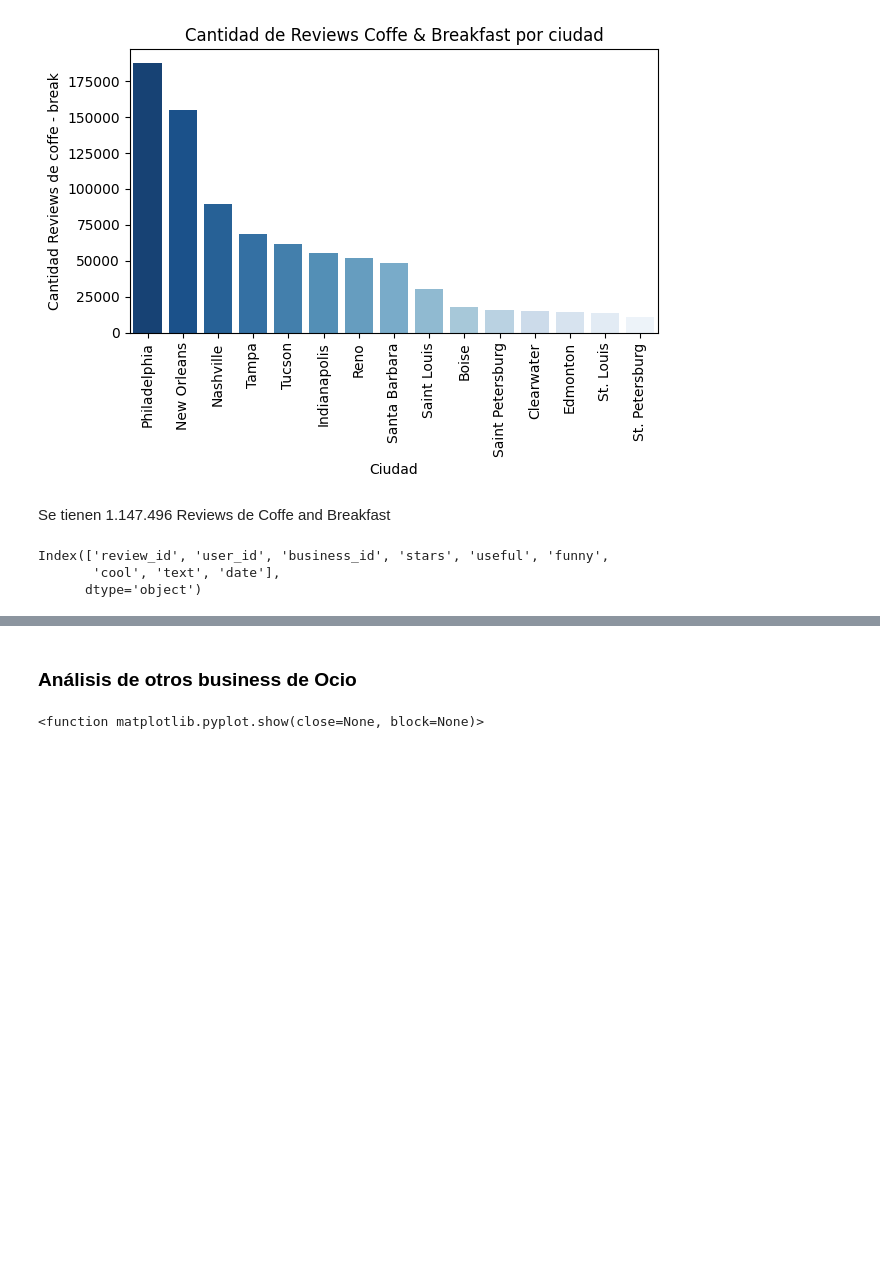
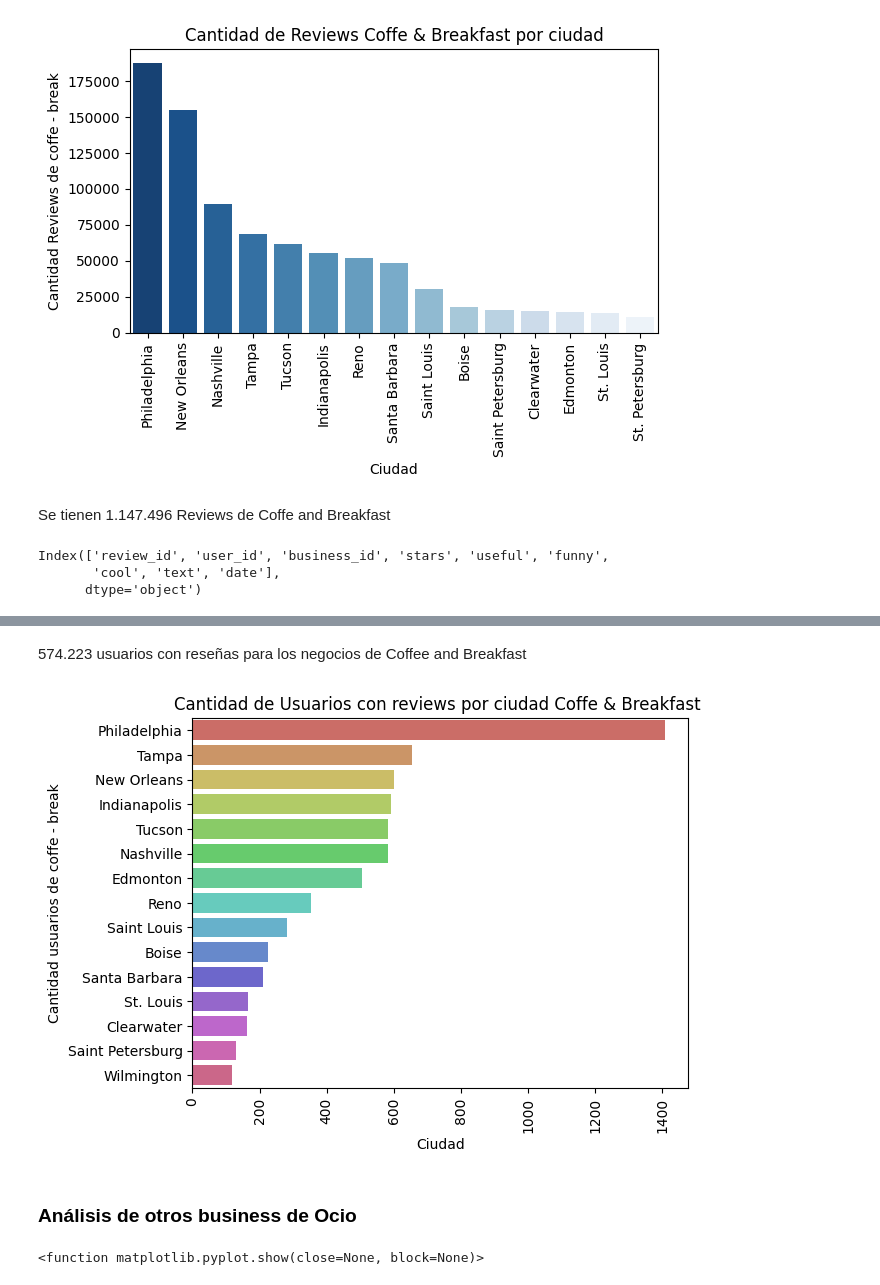
Before and after one commit to SDCaFlo/datapt11_pf_grupo02, a Jupyter notebook: EDA-YELP.ipynb, the cells around one changed output, grey strips where cells are left out. Cells and saved outputs as stored; diff of their text form; code cells hidden in the pictures; blank space fills up the shorter version.

Commit message:
Usuarios Coffee and Breakfast

```diff
--- a/EDA-YELP.ipynb
+++ b/EDA-YELP.ipynb
@@ -504,0 +546,8 @@ Index(['review_id', 'user_id', 'business_id', 'stars', 'useful', 'funny',
+# %%
+# Contar la cantidad de usuarios por ciudad en df_coffe_break
+user_reviews_counts = df_coffe_break['city'].value_counts()
+user_reviews_counts = user_reviews_counts.head(15)
+user_reviews_counts = pd.DataFrame(user_reviews_counts).reset_index()
+user_reviews_counts = pd.DataFrame(user_reviews_counts)
+user_reviews_counts.columns = ['City', 'Count']
+user_reviews_counts
@@ -505,3 +571,27 @@ Index(['review_id', 'user_id', 'business_id', 'stars', 'useful', 'funny',
+# %% [markdown]
+574.223 usuarios con reseñas para los negocios de Coffee and Breakfast
+# %%
+# Crear el diagrama de barras
+ax = sns.barplot(
+    data = user_reviews_counts,
+    x ='Count',
+    y ='City',
+    hue ='City',
+    palette='hls'
+)
+
+# Añadir títulos y etiquetas
+ax.set_title('Cantidad de Usuarios con reviews por ciudad Coffe & Breakfast ', fontsize=12)
+ax.set_xlabel('Ciudad', fontsize=10)
+ax.set_ylabel('Cantidad usuarios de coffe - break', fontsize=10)
+
+# Ajustar diseño
+plt.xticks(rotation=90)
+
+# Mostrar el gráfico
+plt.show()
+# %% [output]
+[figure, added]
 # %% [markdown]
 <h3 style="color: black;">Análisis de otros business de Ocio</h3>
 # %%
```
Also changed, not shown: parts of 7 cells of this notebook.
